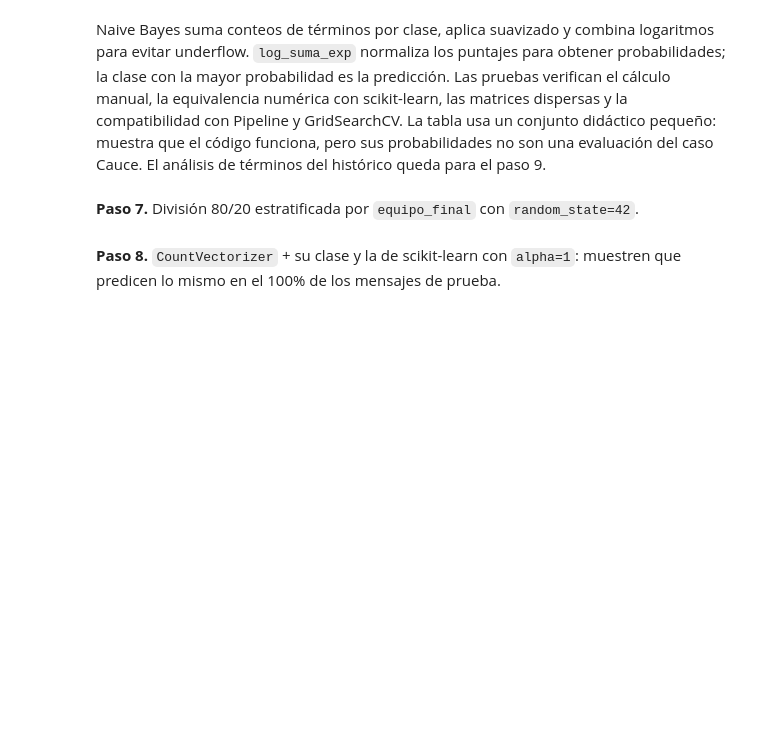
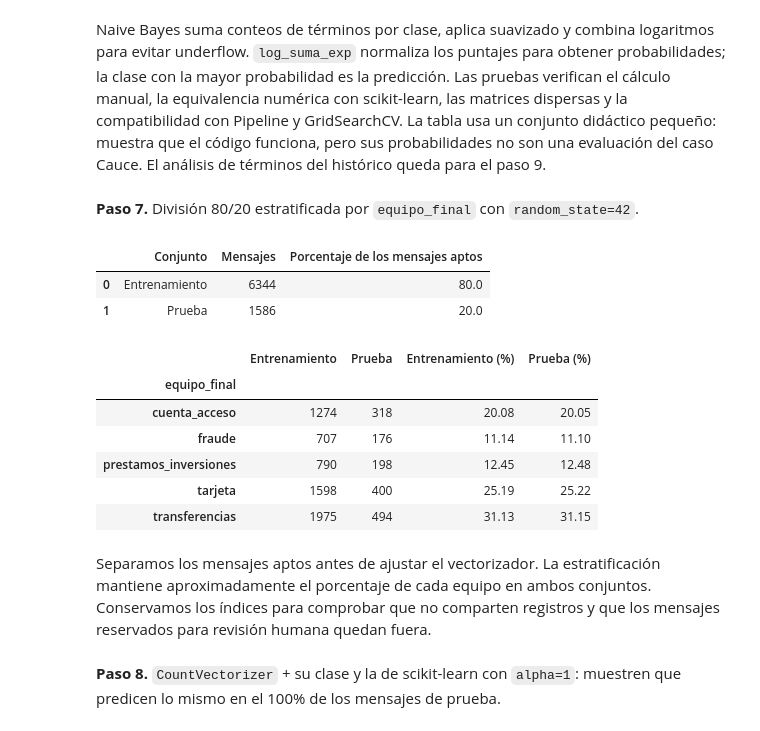
Before and after one commit to juanquiros/ml-cauce-naive-bayes, a Jupyter notebook: caso1_cauce/caso1_cauce.ipynb, the cells around one changed output. Drawn from its saved outputs; the diff is of its cells as text; code cells hidden in the pictures; blank space fills up the shorter version.

```diff
--- a/caso1_cauce/caso1_cauce.ipynb
+++ b/caso1_cauce/caso1_cauce.ipynb
@@ -344,7 +347,48 @@ Naive Bayes suma conteos de términos por clase, aplica suavizado y combina loga
 # %% [markdown]
 **Paso 7.** División 80/20 estratificada por `equipo_final` con `random_state=42`.
 # %%
-# Tu código aquí
+from sklearn.model_selection import train_test_split
+
+textos_entrenamiento, textos_prueba, etiquetas_entrenamiento, etiquetas_prueba = train_test_split(
+    df_entrenamiento["texto_limpio"], df_entrenamiento["equipo_final"],
+    test_size=0.20, random_state=SEMILLA, stratify=df_entrenamiento["equipo_final"],
+)
+assert SEMILLA == 42
+assert textos_entrenamiento.index.intersection(textos_prueba.index).empty
+assert textos_entrenamiento.index.intersection(df_revision.index).empty
+assert textos_prueba.index.intersection(df_revision.index).empty
+assert textos_entrenamiento.str.split().str.len().ge(2).all()
+assert textos_prueba.str.split().str.len().ge(2).all()
+assert textos_entrenamiento.index.equals(etiquetas_entrenamiento.index)
+assert textos_prueba.index.equals(etiquetas_prueba.index)
+
+resumen_division = pd.DataFrame({
+    "Conjunto": ["Entrenamiento", "Prueba"],
+    "Mensajes": [len(textos_entrenamiento), len(textos_prueba)],
+})
+resumen_division["Porcentaje de los mensajes aptos"] = 100 * resumen_division["Mensajes"] / len(df_entrenamiento)
+display(resumen_division)
+
+distribucion_division = pd.DataFrame({
+    "Entrenamiento": etiquetas_entrenamiento.value_counts(),
+    "Prueba": etiquetas_prueba.value_counts(),
+}).reindex(clases)
+distribucion_division["Entrenamiento (%)"] = 100 * distribucion_division["Entrenamiento"] / len(etiquetas_entrenamiento)
+distribucion_division["Prueba (%)"] = 100 * distribucion_division["Prueba"] / len(etiquetas_prueba)
+display(distribucion_division.round(2))
+# %% [output]
+|  | Conjunto | Mensajes | Porcentaje de los mensajes aptos |
+| 0 | Entrenamiento | 6344 | 80.0 |
+| 1 | Prueba | 1586 | 20.0 |
+|  | Entrenamiento | Prueba | Entrenamiento (%) | Prueba (%) |
+| equipo_final |  |  |  |  |
+| cuenta_acceso | 1274 | 318 | 20.08 | 20.05 |
+| fraude | 707 | 176 | 11.14 | 11.10 |
+| prestamos_inversiones | 790 | 198 | 12.45 | 12.48 |
+| tarjeta | 1598 | 400 | 25.19 | 25.22 |
+| transferencias | 1975 | 494 | 31.13 | 31.15 |
+# %% [markdown]
+Separamos los mensajes aptos antes de ajustar el vectorizador. La estratificación mantiene aproximadamente el porcentaje de cada equipo en ambos conjuntos. Conservamos los índices para comprobar que no comparten registros y que los mensajes reservados para revisión humana quedan fuera.
 # %% [markdown]
 **Paso 8.** `CountVectorizer` + su clase y la de scikit-learn con `alpha=1`: muestren que predicen lo mismo en el 100% de los mensajes de prueba.
 # %%
```
Also changed, not shown: parts of 14 cells of this notebook.
